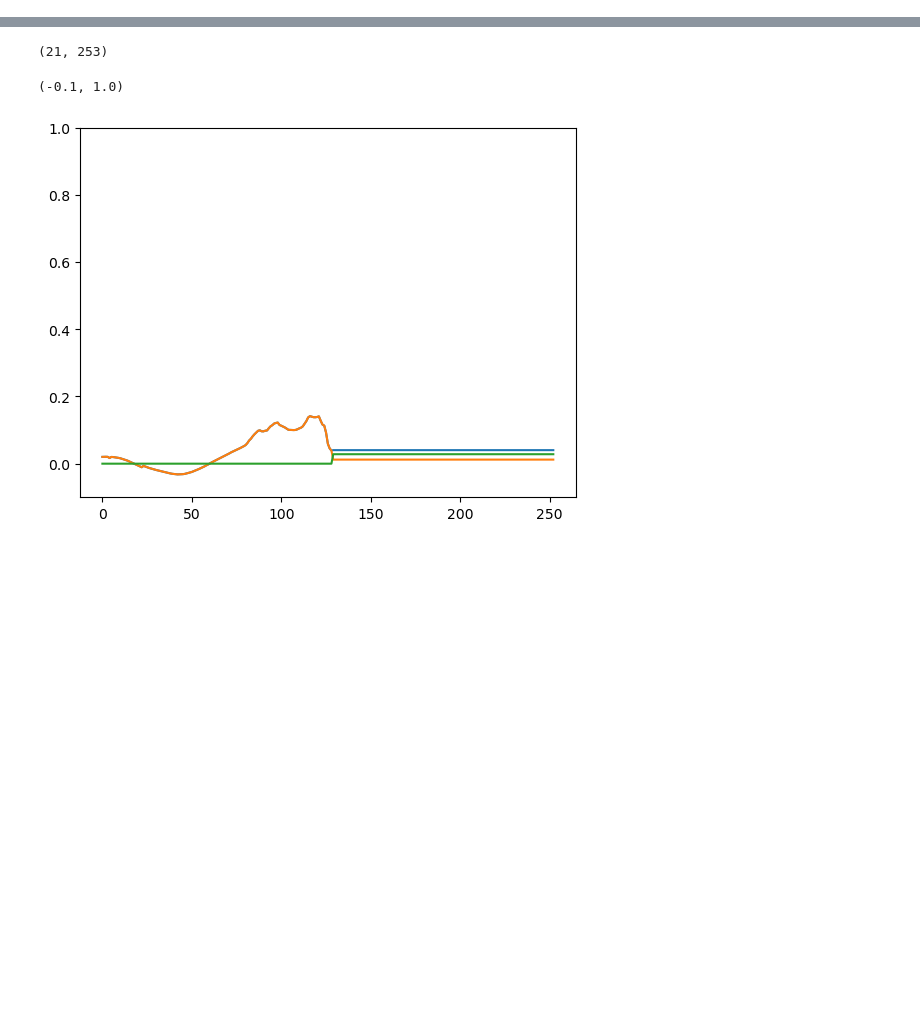
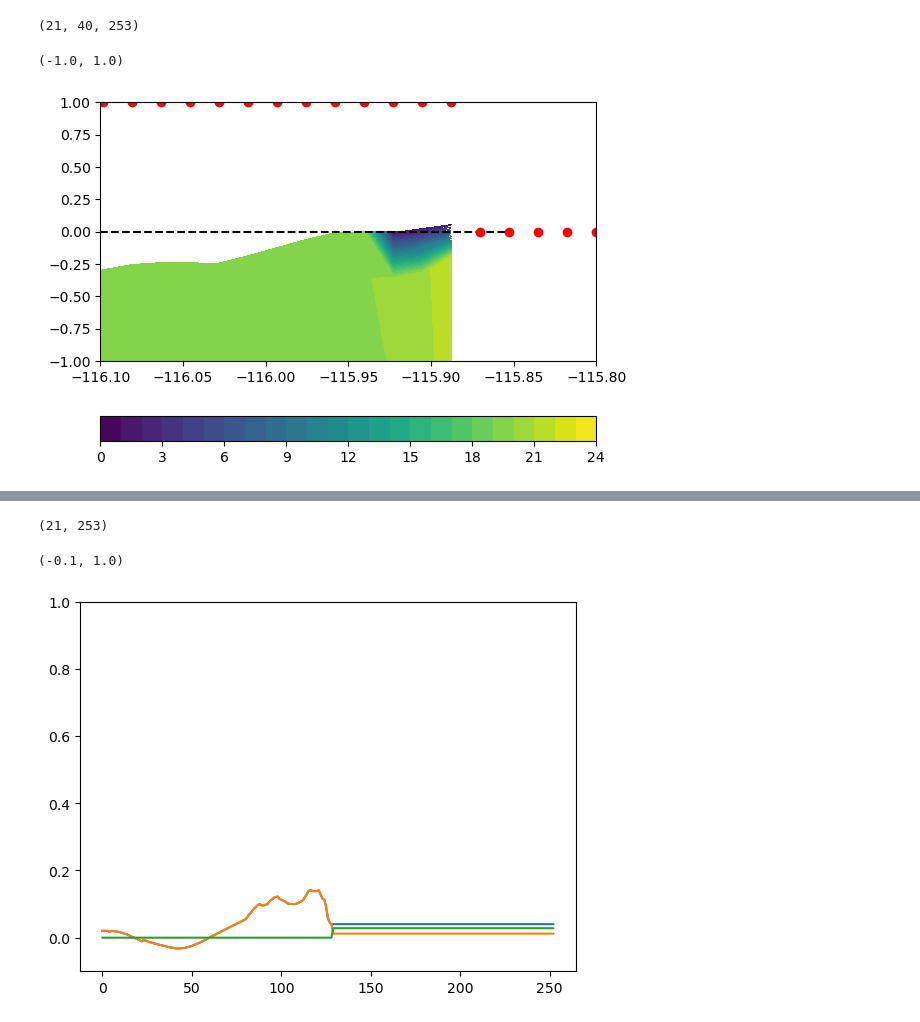
Before and after one commit to mspydell/PFM, a Jupyter notebook: driver/debugging_LV1.ipynb, the cells around one changed output, grey strips where cells are left out. Cells and saved outputs as stored; diff of their text form; code cells hidden in the pictures; blank space fills up the shorter version.

```diff
--- a/driver/debugging_LV1.ipynb
+++ b/driver/debugging_LV1.ipynb
@@ -21 +55,29 @@ dict_keys(['theta_s', 'theta_b', 'Tcline', 'hc', 'Cs_r', 'sc_r', 'Cs_w', 'sc_w',
+# %%
+Zrm = ocnfuns.load_rom_depths('/scratch/PFM_Simulations/LV1_Forecast/Forc/roms_tmp_depth_file.pkl')
+
+
+varnm='temp_south'
+vv=bc1.variables[varnm][:]
+print(np.shape(vv))
+fig, ax = plt.subplots()
+xx = np.tile( OCN_R['lon_rho'][0,:],[40,1] )
+#print(xx)
+#print(np.shape(xx))
+yy = np.squeeze(Zrm['zr_bc_s'][0,:,:])
+#print(yy)
+#print(np.shape(yy))
+zz = np.squeeze(np.squeeze(vv[0,:,:]))
+#print(np.shape(zz))
+#p0=ax.imshow(zz)
+p0=ax.contourf(xx,yy,zz,plevs)
+p1=ax.plot([-116.1,-115.85],[0,0],'--k')
+p2=ax.plot(OCN_R['lon_rho'][0,:],1*msk[0,:],'ro')
+
+fig.colorbar(p0, ax=ax,location='bottom')
+ax.set_xlim([-116.1, -115.8])
+ax.set_ylim([-1,1])
+# %% [output]
+(21, 40, 253)
+(-1.0, 1.0)
+[figure, added]
 # %%
```
Also changed, not shown: parts of 10 cells of this notebook, 3 other files.
